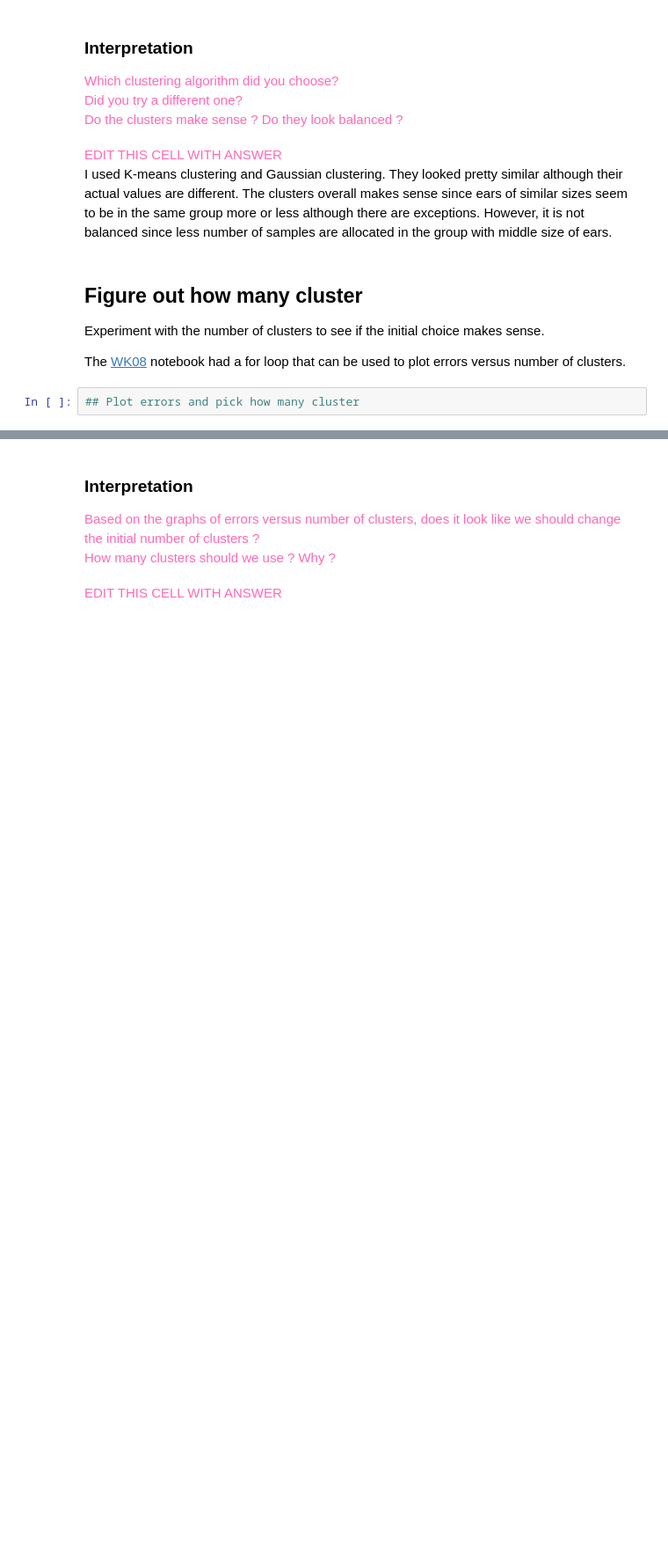
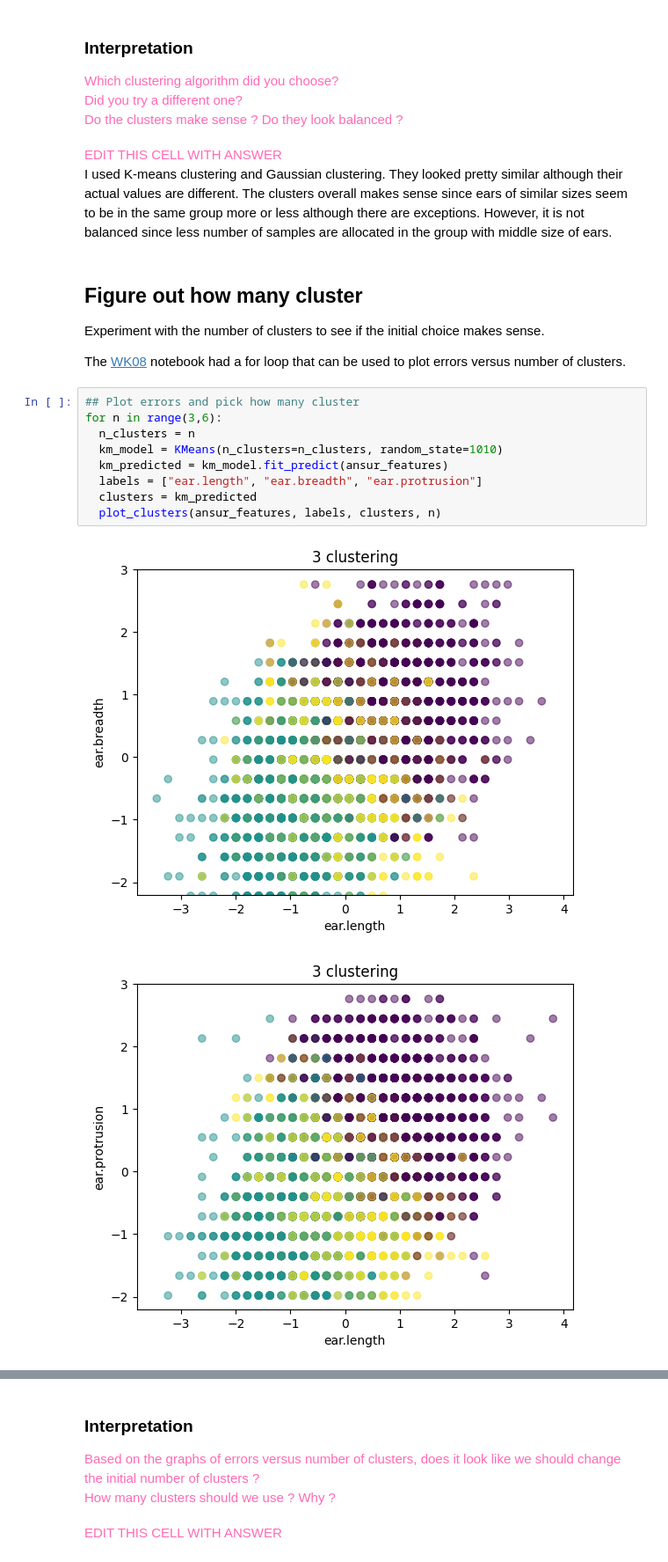
Before and after one commit to kaoriogawa-PSAM-5020-spring2026/Homework08, a Jupyter notebook: Homework08.ipynb, the cells around one changed output, grey strips where cells are left out. Shown at 88% size. Cells and saved outputs as stored; diff of their text form; blank space fills up the shorter version.

```diff
--- a/Homework08.ipynb
+++ b/Homework08.ipynb
@@ -245,5 +245,15 @@ However, it is not balanced since less number of samples are allocated in the gr
 Experiment with the number of clusters to see if the initial choice makes sense.
 
 The [WK08](https://github.com/PSAM-5020-2026S-A/WK08) notebook had a for loop that can be used to plot errors versus number of clusters.
-# %%
-## Plot errors and pick how many cluster
+# %%
+## Plot errors and pick how many cluster
+for n in range(3,6):
+  n_clusters = n
+  km_model = KMeans(n_clusters=n_clusters, random_state=1010)
+  km_predicted = km_model.fit_predict(ansur_features)
+  labels = ["ear.length", "ear.breadth", "ear.protrusion"]
+  clusters = km_predicted
+  plot_clusters(ansur_features, labels, clusters, n)
+# %% [output]
+[figure, added]
+[figure, added]
```
Also changed, not shown: parts of 1 cell of this notebook.
